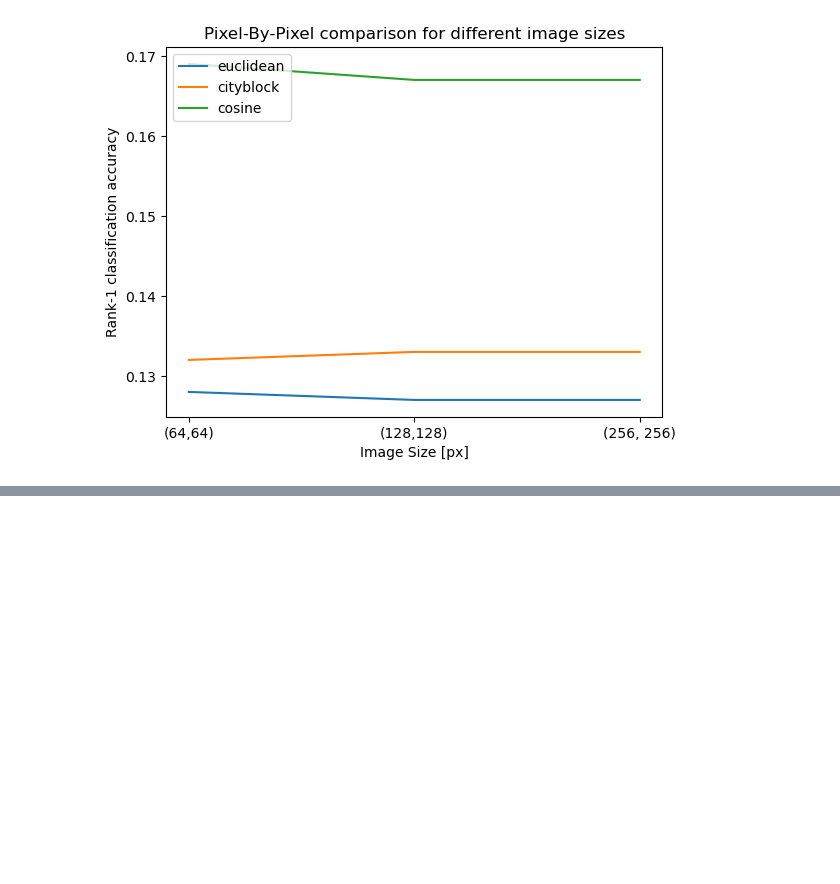
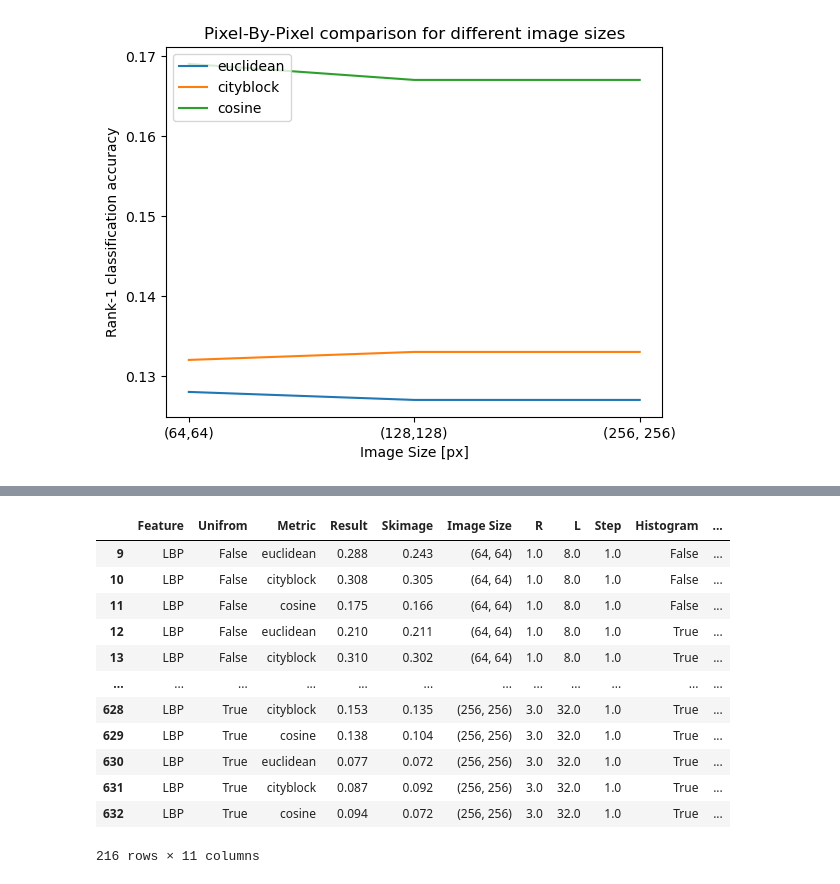
Before and after one commit to SpeedaRJ/IBB-Assigment_1, a Jupyter notebook: visualization.ipynb, the cells around one changed output, grey strips where cells are left out. Saved outputs shown, nothing was run; the diff lists cells and outputs as text; code cells hidden in the pictures; blank space fills up the shorter version.

```diff
--- a/visualization.ipynb
+++ b/visualization.ipynb
@@ -36,0 +70,16 @@ plt.show()
+# %%
+df[~df['Skimage'].isnull()]
+# %% [output]
+|  | Feature | Unifrom | Metric | Result | Skimage | Image Size | R | L | Step | Histogram | ... |
+| 9 | LBP | False | euclidean | 0.288 | 0.243 | (64, 64) | 1.0 | 8.0 | 1.0 | False | ... |
+| 10 | LBP | False | cityblock | 0.308 | 0.305 | (64, 64) | 1.0 | 8.0 | 1.0 | False | ... |
+| 11 | LBP | False | cosine | 0.175 | 0.166 | (64, 64) | 1.0 | 8.0 | 1.0 | False | ... |
+| 12 | LBP | False | euclidean | 0.210 | 0.211 | (64, 64) | 1.0 | 8.0 | 1.0 | True | ... |
+| 13 | LBP | False | cityblock | 0.310 | 0.302 | (64, 64) | 1.0 | 8.0 | 1.0 | True | ... |
+| ... | ... | ... | ... | ... | ... | ... | ... | ... | ... | ... | ... |
+| 628 | LBP | True | cityblock | 0.153 | 0.135 | (256, 256) | 3.0 | 32.0 | 1.0 | True | ... |
+| 629 | LBP | True | cosine | 0.138 | 0.104 | (256, 256) | 3.0 | 32.0 | 1.0 | True | ... |
+| 630 | LBP | True | euclidean | 0.077 | 0.072 | (256, 256) | 3.0 | 32.0 | 1.0 | True | ... |
+| 631 | LBP | True | cityblock | 0.087 | 0.092 | (256, 256) | 3.0 | 32.0 | 1.0 | True | ... |
+| 632 | LBP | True | cosine | 0.094 | 0.072 | (256, 256) | 3.0 | 32.0 | 1.0 | True | ... |
+216 rows × 11 columns
```
Also changed, not shown: parts of 10 cells of this notebook, 4 other files.
